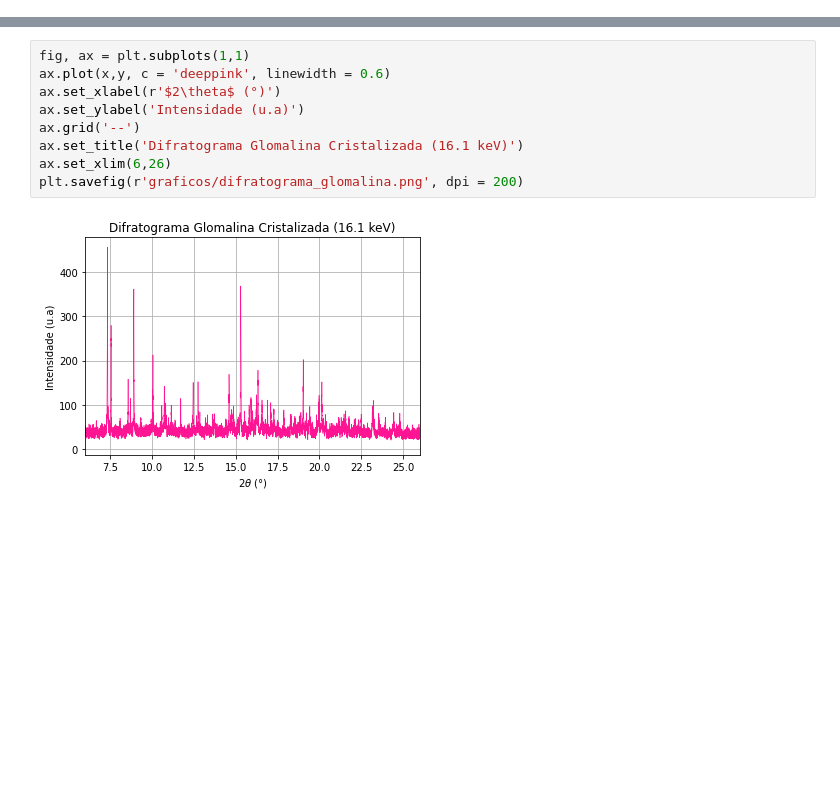
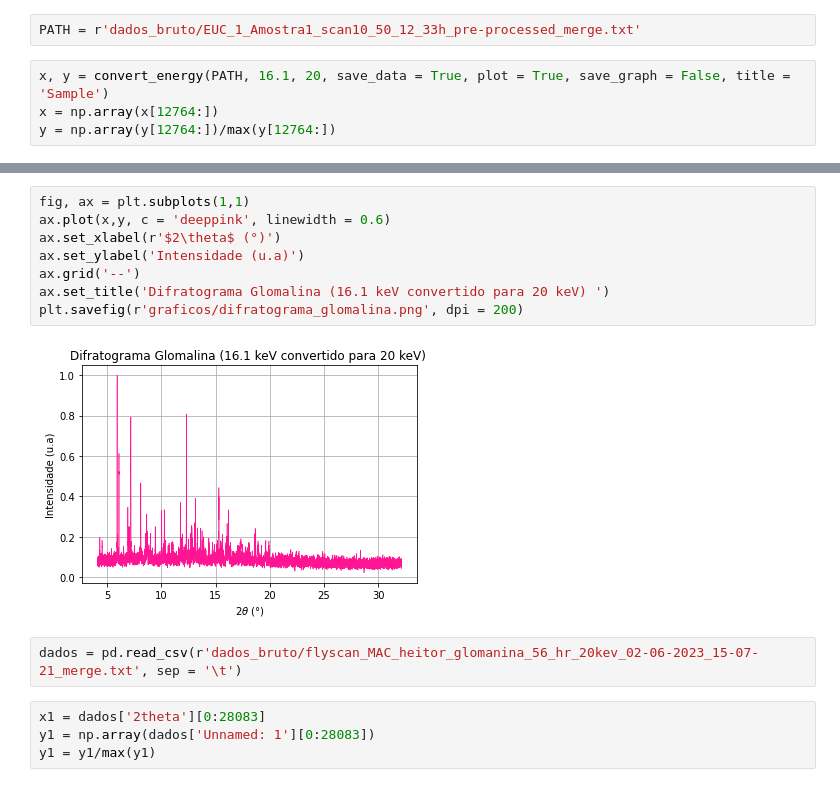
Before and after one commit to Karl-Marcos/dados_lab, a Jupyter notebook: difracao.ipynb, the cells around one changed output, grey strips where cells are left out. Saved outputs shown, nothing was run; the diff lists cells and outputs as text; blank space fills up the shorter version.

```diff
--- a/difracao.ipynb
+++ b/difracao.ipynb
@@ -10,0 +47,6 @@ y = dados['Unnamed: 1']
+# %%
+PATH = r'dados_bruto/EUC_1_Amostra1_scan10_50_12_33h_pre-processed_merge.txt'
+# %%
+x, y = convert_energy(PATH, 16.1, 20, save_data = True, plot = True, save_graph = False, title = 'Sample')
+x = np.array(x[12764:])
+y = np.array(y[12764:])/max(y[12764:])
@@ -11,11 +55,16 @@ y = dados['Unnamed: 1']
 # %%
 fig, ax = plt.subplots(1,1)
 ax.plot(x,y, c = 'deeppink', linewidth = 0.6)
 ax.set_xlabel(r'$2\theta$ (°)')
 ax.set_ylabel('Intensidade (u.a)')
 ax.grid('--')
-ax.set_title('Difratograma Glomalina Cristalizada (16.1 keV)')
-ax.set_xlim(6,26)
+ax.set_title('Difratograma Glomalina (16.1 keV convertido para 20 keV) ')
 plt.savefig(r'graficos/difratograma_glomalina.png', dpi = 200)
 # %% [output]
-[figure, old version]
+[figure, new version]
+# %%
+dados = pd.read_csv(r'dados_bruto/flyscan_MAC_heitor_glomanina_56_hr_20kev_02-06-2023_15-07-21_merge.txt', sep = '\t')
+# %%
+x1 = dados['2theta'][0:28083]
+y1 = np.array(dados['Unnamed: 1'][0:28083])
+y1 = y1/max(y1)
```
Also changed, not shown: parts of 7 cells of this notebook, 5 other files.
